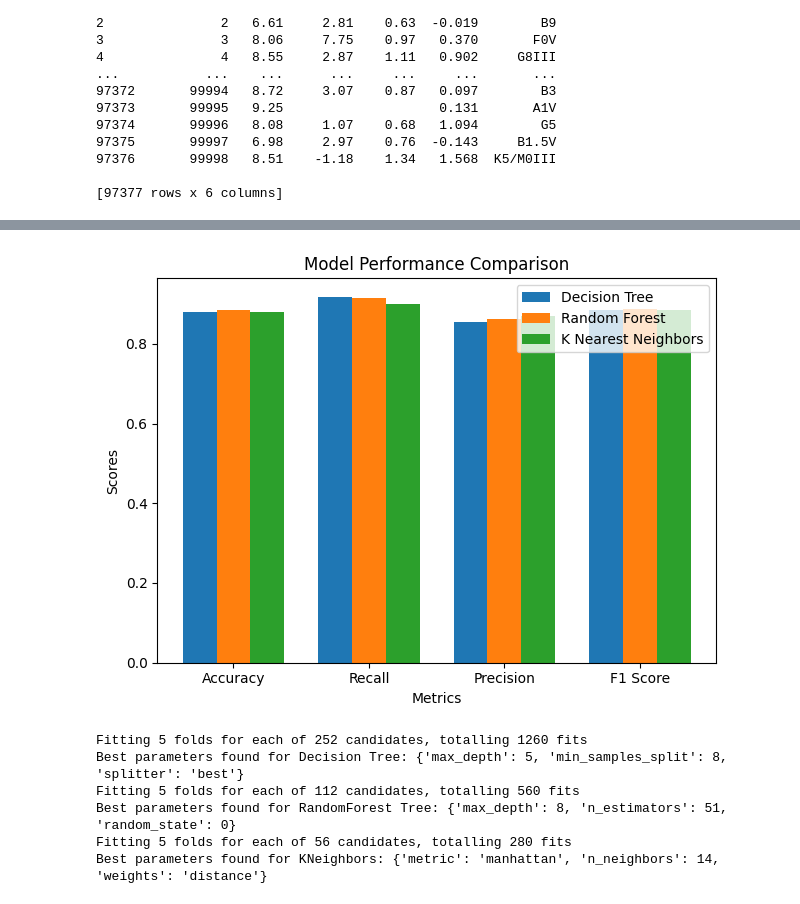
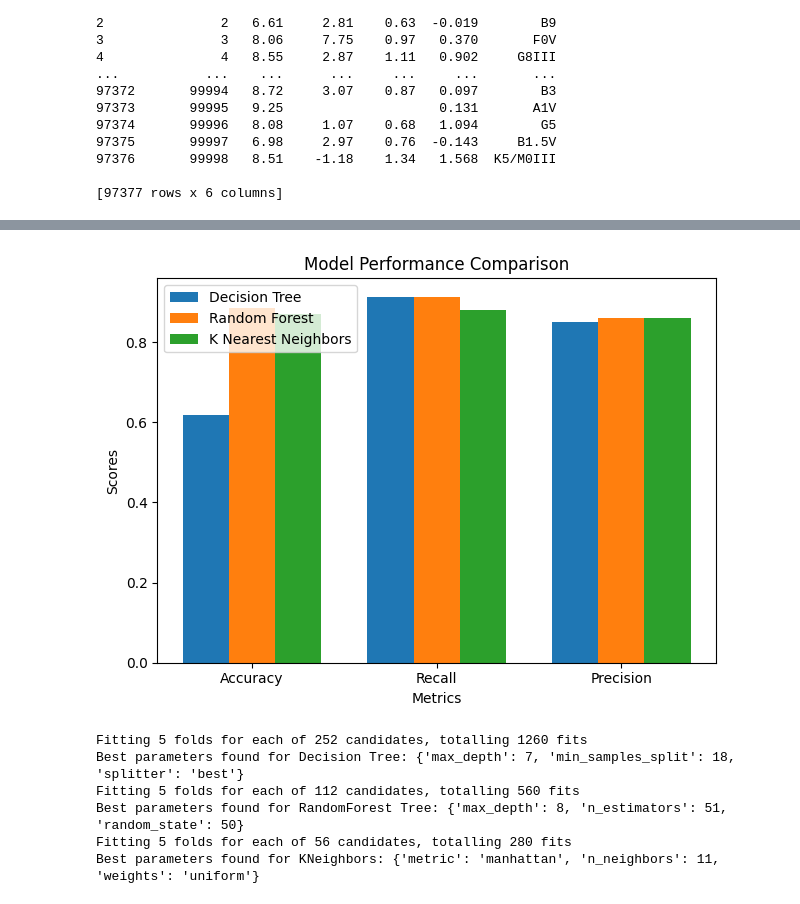
Before and after one commit to lilyastro/DTSC_681, a Jupyter notebook: app/model/exploratory.ipynb, the cells around one changed output, grey strips where cells are left out. Cells and saved outputs as stored; diff of their text form; code cells hidden in the pictures.

```diff
--- a/app/model/exploratory.ipynb
+++ b/app/model/exploratory.ipynb
@@ -2,4 +2,4 @@
 import pandas as pd
 import numpy as np
 # %%
-df = pd.read_csv('/Users/lilyloyer/Desktop/workspace/github/DTSC_681/model/prep/Star99999_raw.csv')
+df = pd.read_csv('Star99999_raw.csv')
@@ -425,7 +431,7 @@ Best parameters found for KNeighbors: {'metric': 'manhattan', 'n_neighbors': 14,
 from sklearn.metrics import accuracy_score, precision_score, f1_score, recall_score
 
 
-random_forest = RandomForestClassifier(max_depth = 10, n_estimators=51, random_state=75)
+random_forest = RandomForestClassifier(max_depth = 9, n_estimators=51, random_state=75)
 random_forest.fit(X_train, y_train)
 preds = random_forest.predict(X_test)
 r_acc = accuracy_score(y_test, preds)
@@ -437,7 +443,7 @@ print(r_f1)
 print(r_prec)
 print(r_rec)
 
-decision_tree = DecisionTreeClassifier(max_depth = 9, min_samples_split=18, splitter='best')
+decision_tree = DecisionTreeClassifier(max_depth = 9, min_samples_split=16, splitter='best')
 decision_tree.fit(X_train, y_train)
 preds = decision_tree.predict(X_test)
 d_acc = accuracy_score(y_test, preds)
@@ -607,40 +618,40 @@ disp.plot(cmap=plt.cm.Blues)
 #plot
 import matplotlib.pyplot as plt
 import numpy as np
 
 # Define the models and their metrics
 models = ['Decision Tree', 'Random Forest', 'K Nearest Neighbors']
-metrics = ['Accuracy', 'Recall', 'Precision', 'F1 Score']
+metrics = ['Accuracy', 'Recall', 'Precision']
 
 # Example metric values for each model
-model_1_scores = [d_acc, d_rec, d_prec, d_f1]
-model_2_scores = [r_acc, r_rec, r_prec, r_f1]
-model_3_scores = [k_acc, k_rec, k_prec, k_f1]
+model_1_scores = [d_acc, d_rec, d_prec]
+model_2_scores = [r_acc, r_rec, r_prec]
+model_3_scores = [k_acc, k_rec, k_prec]
 
 # Create a bar plot
 x = np.arange(len(metrics))  # the label locations
 width = 0.25  # the width of the bars
 
 fig, ax = plt.subplots()
 bars1 = ax.bar(x - width, model_1_scores, width, label='Decision Tree')
 bars2 = ax.bar(x, model_2_scores, width, label='Random Forest')
 bars3 = ax.bar(x + width, model_3_scores, width, label='K Nearest Neighbors')
 
 # Add some text for labels, title and custom x-axis tick labels, etc.
 ax.set_xlabel('Metrics')
 ax.set_ylabel('Scores')
 ax.set_title('Model Performance Comparison')
 ax.set_xticks(x)
 ax.set_xticklabels(metrics)
 ax.legend()
 
 fig.tight_layout()
 
 plt.show()
 # %% [output]
-[figure, old version]
+[figure, new version]
 # %%
-#MUCH higher accuracy.. and achieving goal!
+#MUCH higher accuracy.. (not necessarily for decision tree..) and achieving goal!
 
 #Introducing a class for 'Other' with varying features with no distinct pattern is confirmed
 # to be reducing accuracy for the model. Perform a grid search for this new binary classification.
@@ -691,11 +702,11 @@ grid_search.fit(X_train, y_train)
 print(f"Best parameters found for KNeighbors: {grid_search.best_params_}")
 # %% [output]
 Fitting 5 folds for each of 252 candidates, totalling 1260 fits
-Best parameters found for Decision Tree: {'max_depth': 5, 'min_samples_split': 8, 'splitter': 'best'}
+Best parameters found for Decision Tree: {'max_depth': 7, 'min_samples_split': 18, 'splitter': 'best'}
 Fitting 5 folds for each of 112 candidates, totalling 560 fits
-Best parameters found for RandomForest Tree: {'max_depth': 8, 'n_estimators': 51, 'random_state': 0}
+Best parameters found for RandomForest Tree: {'max_depth': 8, 'n_estimators': 51, 'random_state': 50}
 Fitting 5 folds for each of 56 candidates, totalling 280 fits
-Best parameters found for KNeighbors: {'metric': 'manhattan', 'n_neighbors': 14, 'weights': 'distance'}
+Best parameters found for KNeighbors: {'metric': 'manhattan', 'n_neighbors': 11, 'weights': 'uniform'}
 # %%
 #try random forest - get accuracy
 from sklearn.metrics import accuracy_score, precision_score, f1_score, recall_score
```
Also changed, not shown: parts of 15 cells of this notebook, 1 other file.
